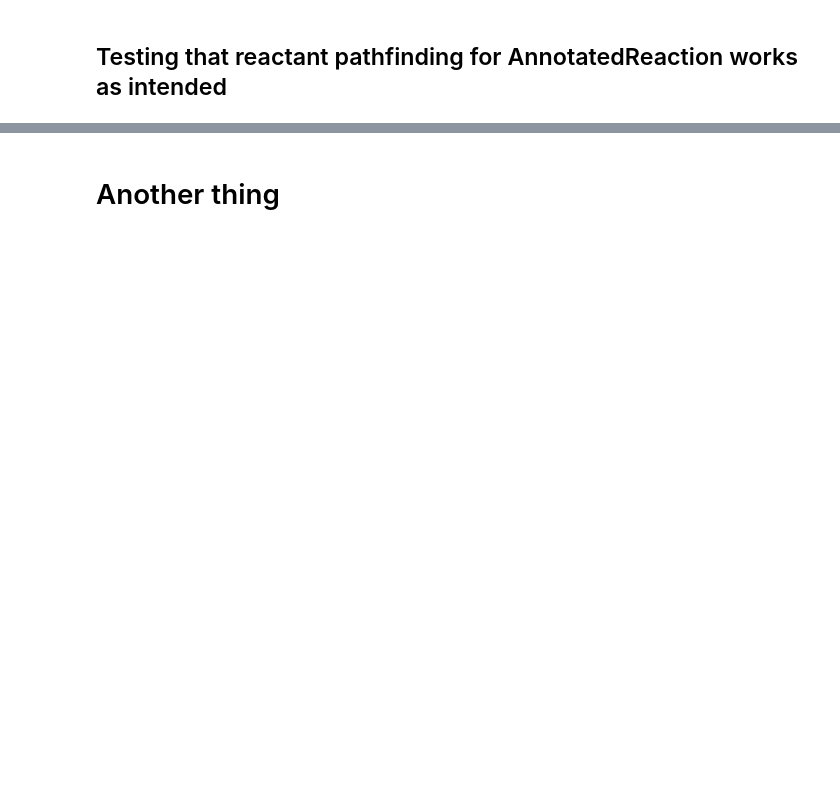
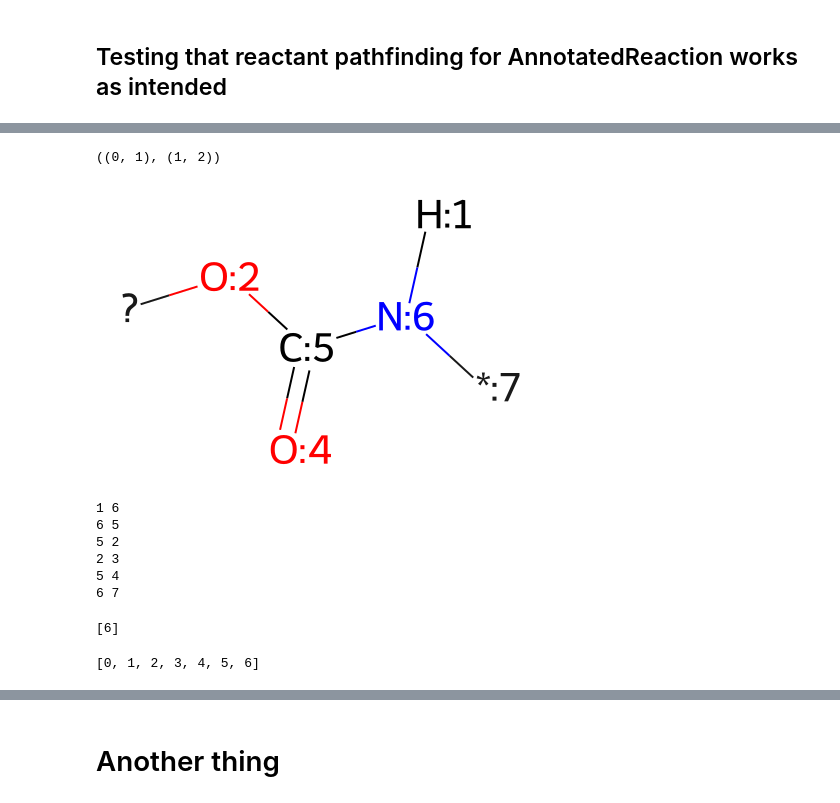
Before and after one commit to timbernat/polymer_workbench, a Jupyter notebook: dev_misc.ipynb, the cells around one changed output, grey strips where cells are left out. Saved outputs shown, nothing was run; the diff lists cells and outputs as text; code cells hidden in the pictures; blank space fills up the shorter version.

```diff
--- a/dev_misc.ipynb
+++ b/dev_misc.ipynb
@@ -166,0 +219,4 @@ for adducts, frags in reactor.propagate(rs):
+# %%
+rxn.GetReactingAtoms(mappedAtomsOnly=True)
+# %% [output]
+((0, 1), (1, 2))
@@ -166,0 +225,23 @@ for adducts, frags in reactor.propagate(rs):
+# %%
+templ = rxn.GetProductTemplate(0)
+display(templ)
+
+for (atom1, atom2) in bonds_between_mapped_atoms(templ, as_indices=False):
+    print(atom1.GetAtomMapNum(), atom2.GetAtomMapNum())
+# %% [output]
+[figure, added]
+1 6
+6 5
+5 2
+2 3
+5 4
+6 7
+# %%
+atom = templ.GetAtomWithIdx(1)
+list(atom_neighbors(atom, condition=lambda atom : atom.GetAtomicNum() == 0, as_indices=True))
+# %% [output]
+[6]
+# %%
+list(atoms_by_condition(templ, as_indices=True))
+# %% [output]
+[0, 1, 2, 3, 4, 5, 6]
```
Also changed, not shown: parts of 33 cells of this notebook.
